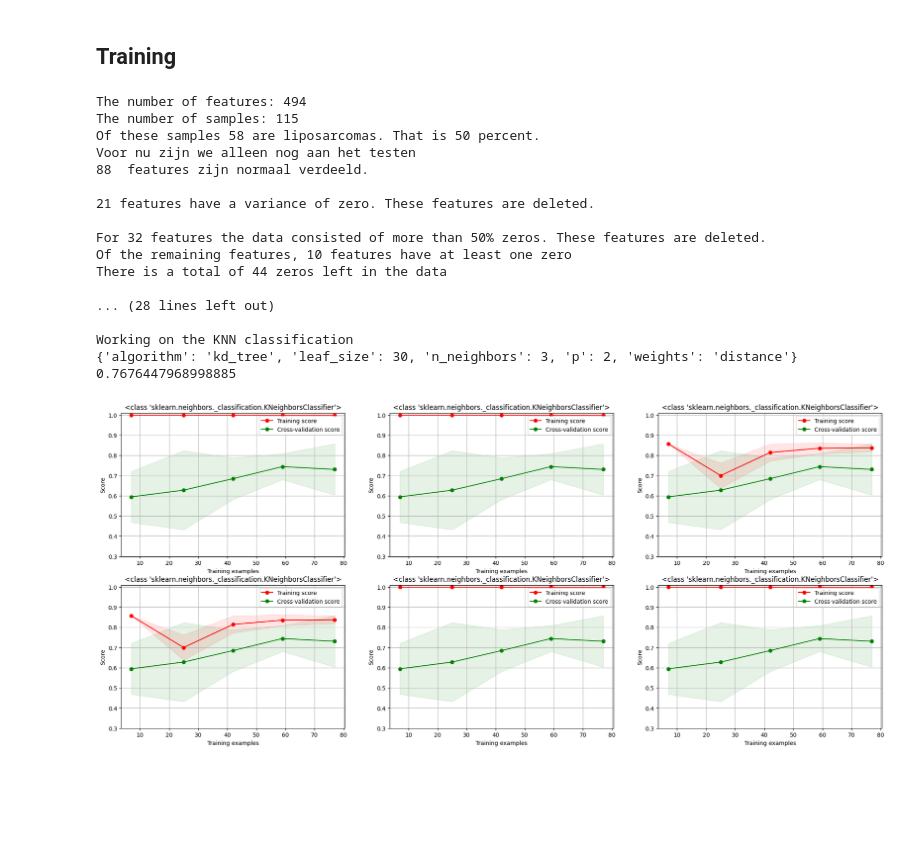
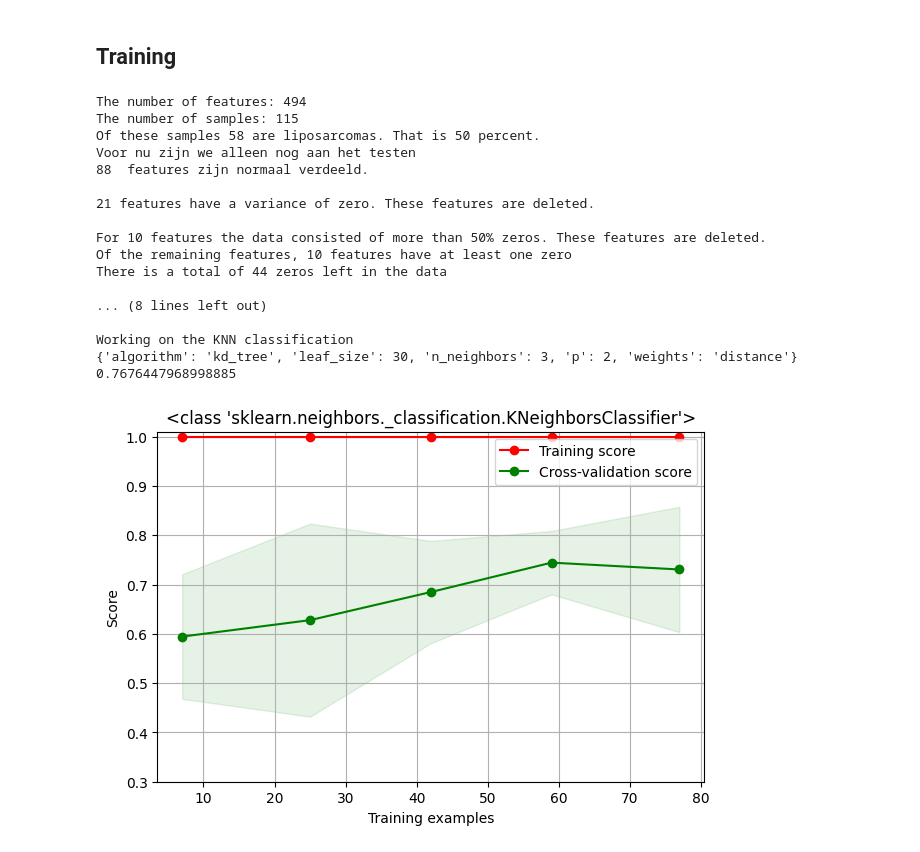
Before and after one commit to Doesjka/TM10007_ML_g9, a Jupyter notebook: assignment.ipynb, the cells around one changed output. Drawn from its saved outputs; the diff is of its cells as text; code cells hidden in the pictures; blank space fills up the shorter version.

```diff
--- a/assignment.ipynb
+++ b/assignment.ipynb
@@ -99,16 +99,16 @@ def zeros_features(X_train):
     threshold = 0.5 * len(y_train)
     feature_del = zeros[zeros > threshold]
 
-    X_train = X_train.drop(columns=feature_del.index)
-    print(f'For {len(data.columns)-len(X_train.columns)-len(zero_variance)} features the data consisted of more than 50% zeros. These features are deleted.')
+    X_train_new = X_train.drop(columns=feature_del.index)
+    print(f'For {len(X_train.columns)-len(X_train_new.columns)} features the data consisted of more than 50% zeros. These features are deleted.')
 
-    more_zeros = (X_train == 0).sum()
+    more_zeros = (X_train_new == 0).sum()
     columns_zeros = more_zeros[more_zeros > 0].index
     print(f'Of the remaining features, {len(columns_zeros)} features have at least one zero')
     print(f'There is a total of {more_zeros.sum()} zeros left in the data')
     print("")
 
-    return X_train
+    return X_train_new
 # %% [markdown]
 ### Calculate number of missing values per sample
 # %%
@@ -119,7 +119,7 @@ def zeros_samples(X_train):
     X_train_new = X_train.drop(index=sample_del.index)
 
     print(f'For {len(X_train.index)-len(X_train_new.index)} samples the data consisted of more than 50% zeros. These samples are deleted.')
-    more_zeros = (X_train == 0).sum()
+    more_zeros = (X_train_new == 0).sum()
     print(f'There is a total of {more_zeros.sum()} zeros left in the data')
     print("")
     return X_train_new
@@ -505,41 +505,36 @@ X_train = anova_feature_selection(X_train)
 
 # PCA
 X_train = principle_components(X_train)
 
 # Initiate classifications
 clsfs = list()
 scoring = make_scorer(custom_score)
 
 # Classifiers
-# clsfs = LDA(X_train,y_train,clsfs)
-# clsfs = QDA(X_train,y_train,clsfs)
-clsfs = KNN(X_train,y_train,clsfs)
-clsfs = KNN(X_train,y_train,clsfs)
-clsfs = KNN(X_train,y_train,clsfs)
-clsfs = KNN(X_train,y_train,clsfs)
-clsfs = KNN(X_train,y_train,clsfs)
+clsfs = LDA(X_train,y_train,clsfs)
+clsfs = QDA(X_train,y_train,clsfs)
 clsfs = KNN(X_train,y_train,clsfs)
 # clsfs = RF(X_train, y_train, clsfs)
-# clsfs = SVM(X_train, y_train, clsfs)
+clsfs = SVM(X_train, y_train, clsfs)
 
 # Plot learning curves
 plot_all_curves(X_train)
 # %% [output]
 The number of features: 494
 The number of samples: 115
 Of these samples 58 are liposarcomas. That is 50 percent.
 Voor nu zijn we alleen nog aan het testen
 88  features zijn normaal verdeeld.
 
 21 features have a variance of zero. These features are deleted.
 
-For 32 features the data consisted of more than 50% zeros. These features are deleted.
+For 10 features the data consisted of more than 50% zeros. These features are deleted.
 Of the remaining features, 10 features have at least one zero
 There is a total of 44 zeros left in the data
 
-... (28 lines left out)
+... (8 lines left out)
 
 Working on the KNN classification
 {'algorithm': 'kd_tree', 'leaf_size': 30, 'n_neighbors': 3, 'p': 2, 'weights': 'distance'}
 0.7676447968998885
-[figure, old version]
+[figure, new version]
```
Also changed, not shown: parts of 1 cell of this notebook.
